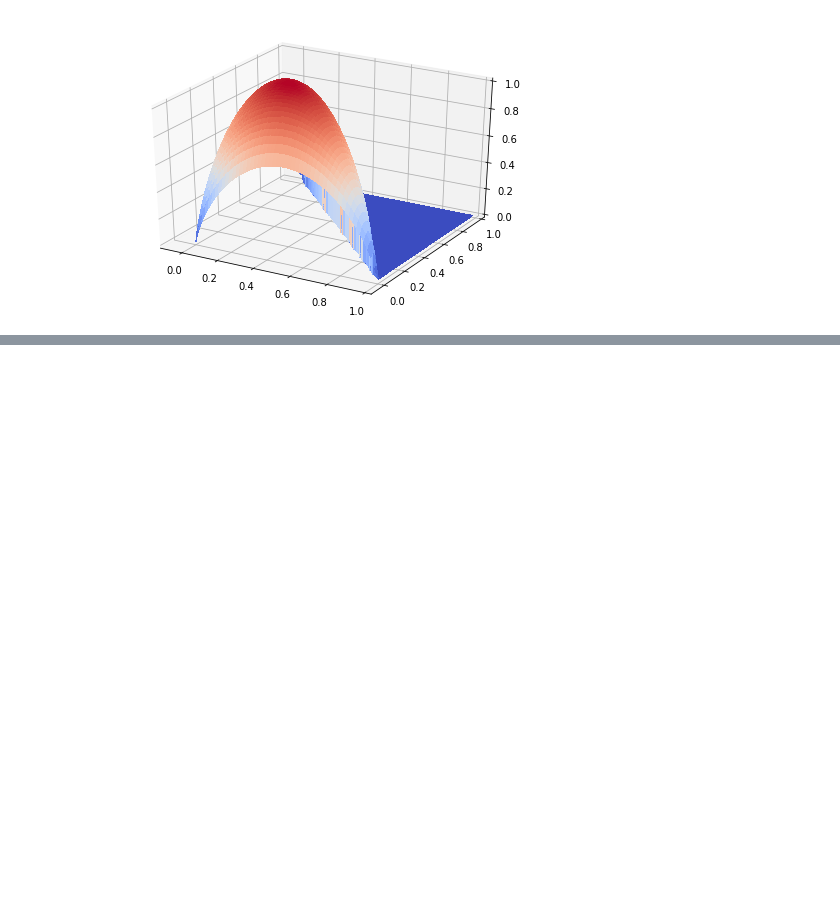
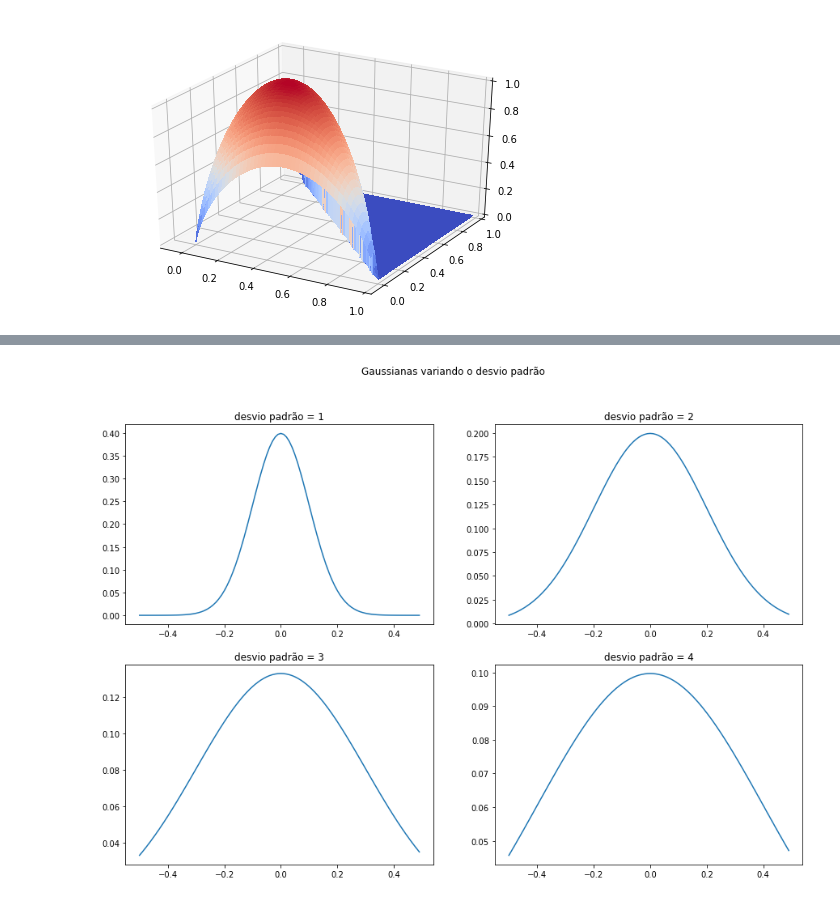
Before and after one commit to 0xangelo/curso-verao-rl-ime-2020, a Jupyter notebook: notebooks/entropia.ipynb, the cells around one changed output, grey strips where cells are left out. Saved outputs shown, nothing was run; the diff lists cells and outputs as text; code cells hidden in the pictures; blank space fills up the shorter version.

Commit message:
adding some text to entropy notebook and adding Normal distribution example

```diff
--- a/notebooks/entropia.ipynb
+++ b/notebooks/entropia.ipynb
@@ -48,0 +79,26 @@ plt.show()
+# %%
+def get_gaussian(loc, scale):
+    xs = []
+    probs = []
+    dist = tfp.distributions.Normal(loc=loc, scale=scale)
+    for i in np.arange(-5, 5, .1):
+        x = 0.1 * i
+        xs.append(x)
+        probs.append(dist.prob(i))
+
+    return xs, probs
+
+fig, axs = plt.subplots(2, 2)
+fig.set_size_inches(15,10)
+fig.suptitle('Gaussianas variando o desvio padrão')
+std_dev = [[1, 2],[3, 4]]
+for i in range(2):
+    for j in range(2):
+        xs, probs = get_gaussian(0, std_dev[i][j])
+
+        axs[i][j].set_title(f"desvio padrão = {std_dev[i][j]}")
+        axs[i][j].plot(xs, probs)
+
+plt.show()
+# %% [output]
+[figure, added]
```
Also changed, not shown: parts of 8 cells of this notebook.
